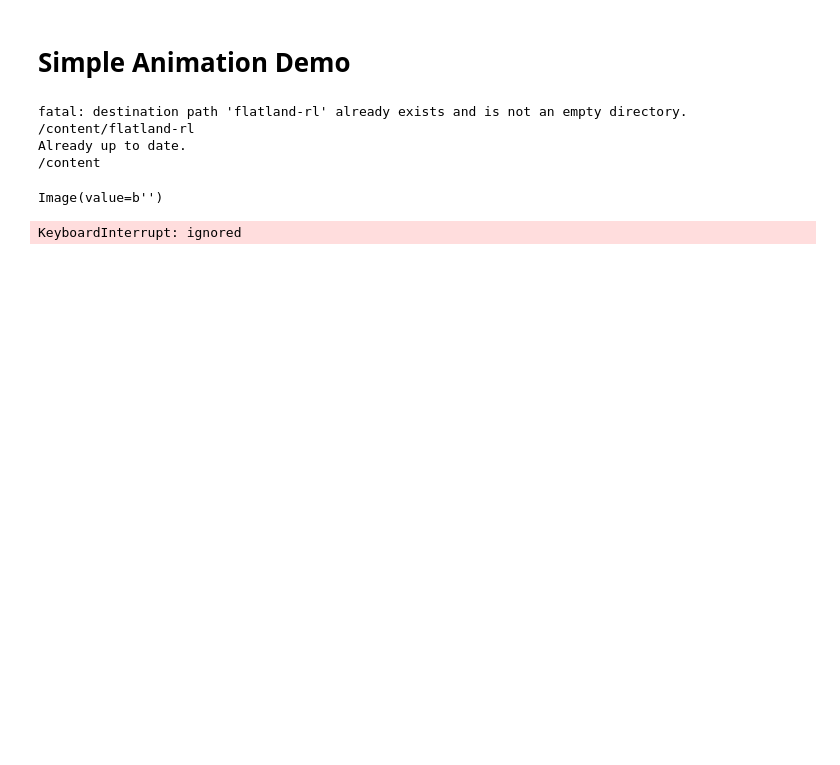
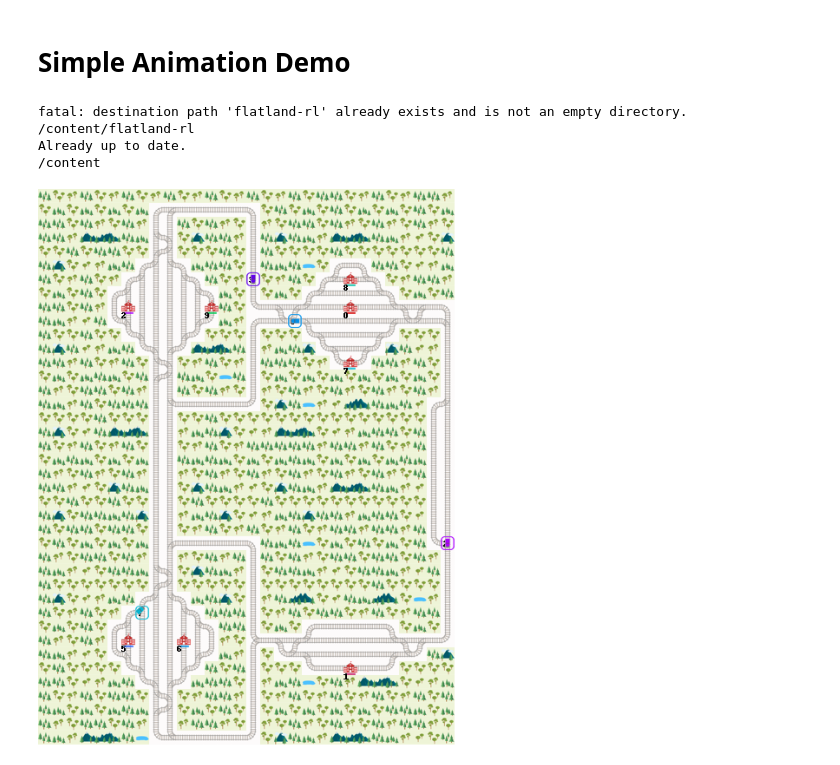
Before and after one commit to flatland-association/flatland-rl, a Jupyter notebook: notebooks/Google_Research_Colabl_Flatland_Animation_Demo_.ipynb, the cells around one changed output. Drawn from its saved outputs; the diff is of its cells as text; code cells hidden in the pictures; blank space fills up the shorter version.

Commit message:
Colab support animated flatland rendering

```diff
--- a/notebooks/Google_Research_Colabl_Flatland_Animation_Demo_.ipynb
+++ b/notebooks/Google_Research_Colabl_Flatland_Animation_Demo_.ipynb
@@ -98,14 +98,15 @@ env_renderer = RenderTool(env, gl="PILSVG",
 obs, info = env.reset()
 # %%
 rendering_area = create_rendering_area()
-for step in range(100):
+for step in range(25):
   action_dict = dict()
   for a in range(env.get_num_agents()):
     action_dict.update({a: RailEnvActions.MOVE_FORWARD})
 
   env.step(action_dict)
 
   render_env(env_renderer, rendering_area)
+
+render_env(env_renderer, None)
 # %% [output]
-Image(value=b'')
-KeyboardInterrupt: ignored
+[figure, added]
```
